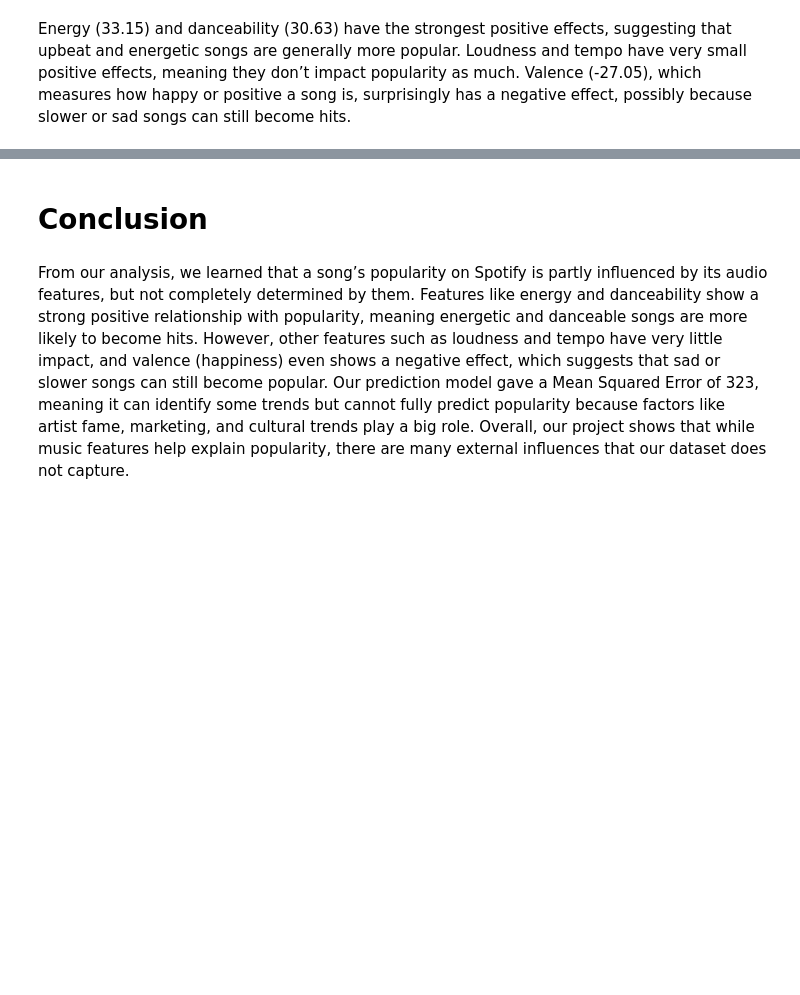
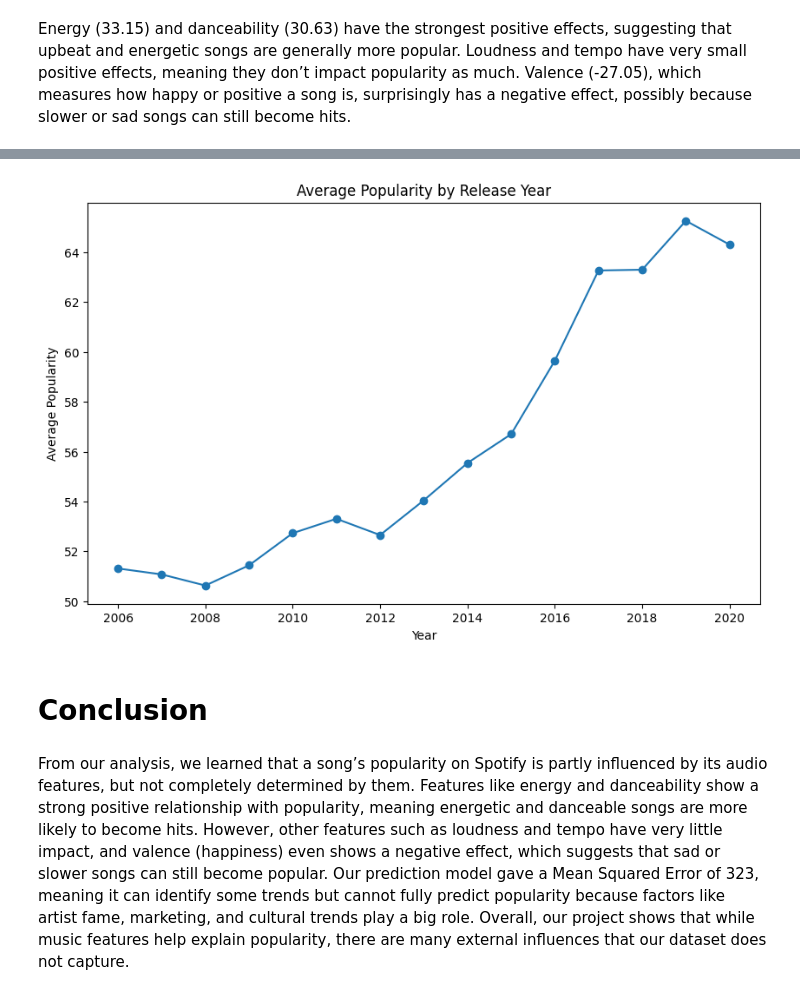
Before and after one commit to mohsayegh/spotify-data-analysis, a Jupyter notebook: spotify_project.ipynb, the cells around one changed output, grey strips where cells are left out. Drawn from its saved outputs; the diff is of its cells as text; code cells hidden in the pictures; blank space fills up the shorter version.

```diff
--- a/spotify_project.ipynb
+++ b/spotify_project.ipynb
@@ -205,3 +215,16 @@ get_genres_for_artist("Drake")
+# %%
+# Group songs by year and calculate average popularity
+year_avg = data.groupby('year')['popularity'].mean()
+
+# Plot line chart of popularity over the years
+plt.figure(figsize=(10,6))
+plt.plot(year_avg.index, year_avg.values, marker='o')
+plt.title("Average Popularity by Release Year")
+plt.xlabel("Year")
+plt.ylabel("Average Popularity")
+plt.show()
+# %% [output]
+[figure, added]
 # %% [markdown]
 # Conclusion
 # %% [markdown]
```
Also changed, not shown: parts of 13 cells of this notebook.
